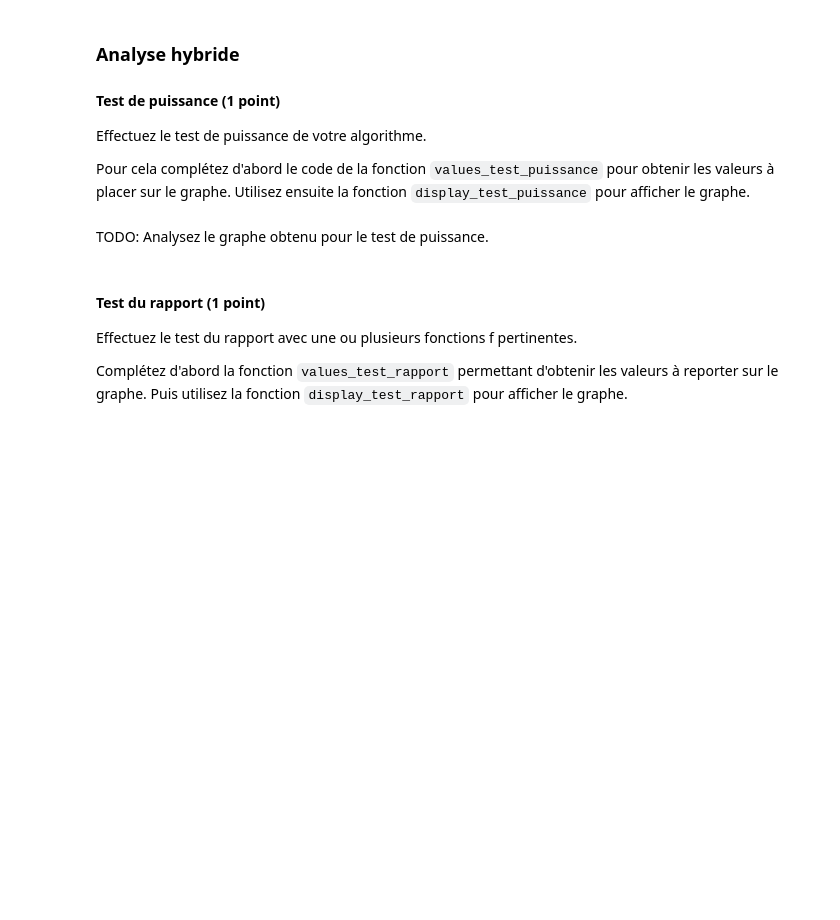
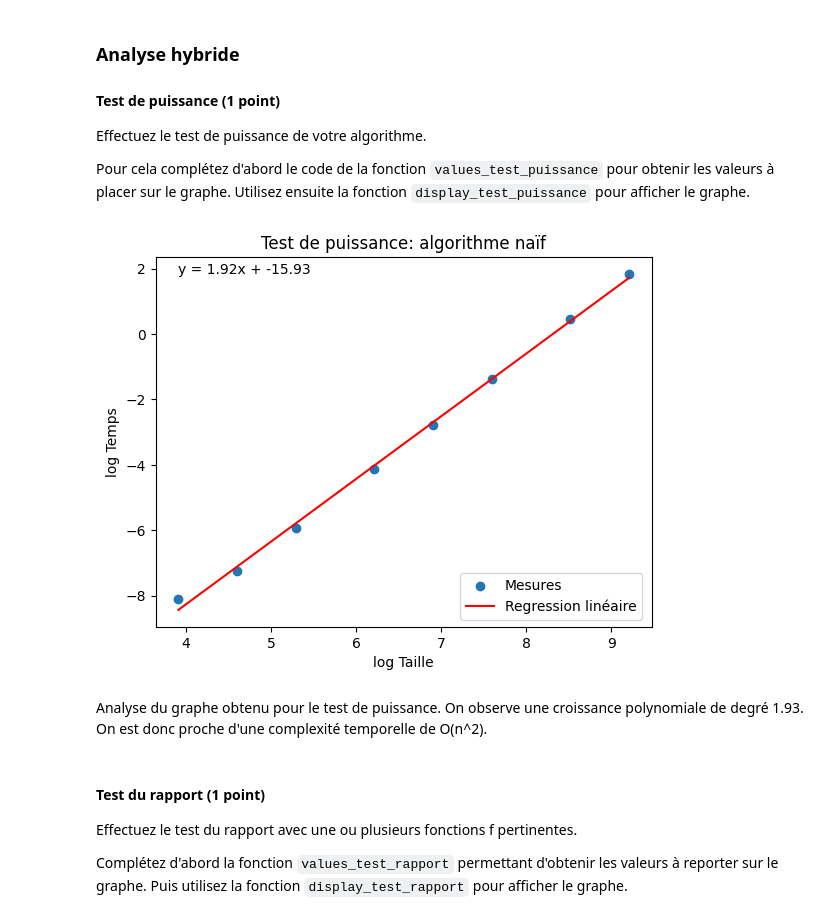
Before and after one commit to Delan18/TPINF8775, a Jupyter notebook: TP1_A25.ipynb, the cells around one changed output. Drawn from its saved outputs; the diff is of its cells as text; code cells hidden in the pictures; blank space fills up the shorter version.

```diff
--- a/TP1_A25.ipynb
+++ b/TP1_A25.ipynb
@@ -130,7 +130,10 @@ def get_dataset(seed, sizes):
         for size in sizes }
 # %%
 # TODO: Utilisez un de vos matricules comme graine et une liste de tailles judicieusement choisies
-dataset = get_dataset(2218061, [0,1,10,13,15])
+# On teste le cas limite 0 (liste vide), lorsqu'il y a juste 1 bâtiment (aucun tri à faire),
+# au moin une liste aux nombre pair et impair" et une grande liste (100)
+# dataset = get_dataset(2218061, [0,1,10,100, 500, 1000, 5000, 10000, 20000, 50000])
+dataset = get_dataset(2218061, [50, 100, 200, 500, 1000, 2000, 5000, 10000])
 # %% [markdown]
 # Implantations et expérimentations
 # %% [markdown]
@@ -357,16 +371,21 @@ Pour cela complétez d'abord le code de la fonction `values_test_puissance` pour
 # %%
 import math
 
 def values_test_puissance(measures):
     return {
         # TODO: calculez les valeurs pour le test de puissance
-        0 : 0
+        math.log(size): math.log(measure)
         for size, measure in measures.items()
+        if size > 0 and measure > 0
+
     }
 
 display_test_puissance(values_test_puissance(measures_bruteforce), "Test de puissance: algorithme naïf")
+# %% [output]
+[figure, added]
-# %% [markdown]
-TODO: Analysez le graphe obtenu pour le test de puissance.
+# %% [markdown]
+Analyse du graphe obtenu pour le test de puissance.
+On observe une croissance polynomiale de degré 1.93. On est donc proche d'une complexité temporelle de O(n^2).
 # %% [markdown]
 #### Test du rapport (1 point)
 
```
Also changed, not shown: parts of 6 cells of this notebook.
